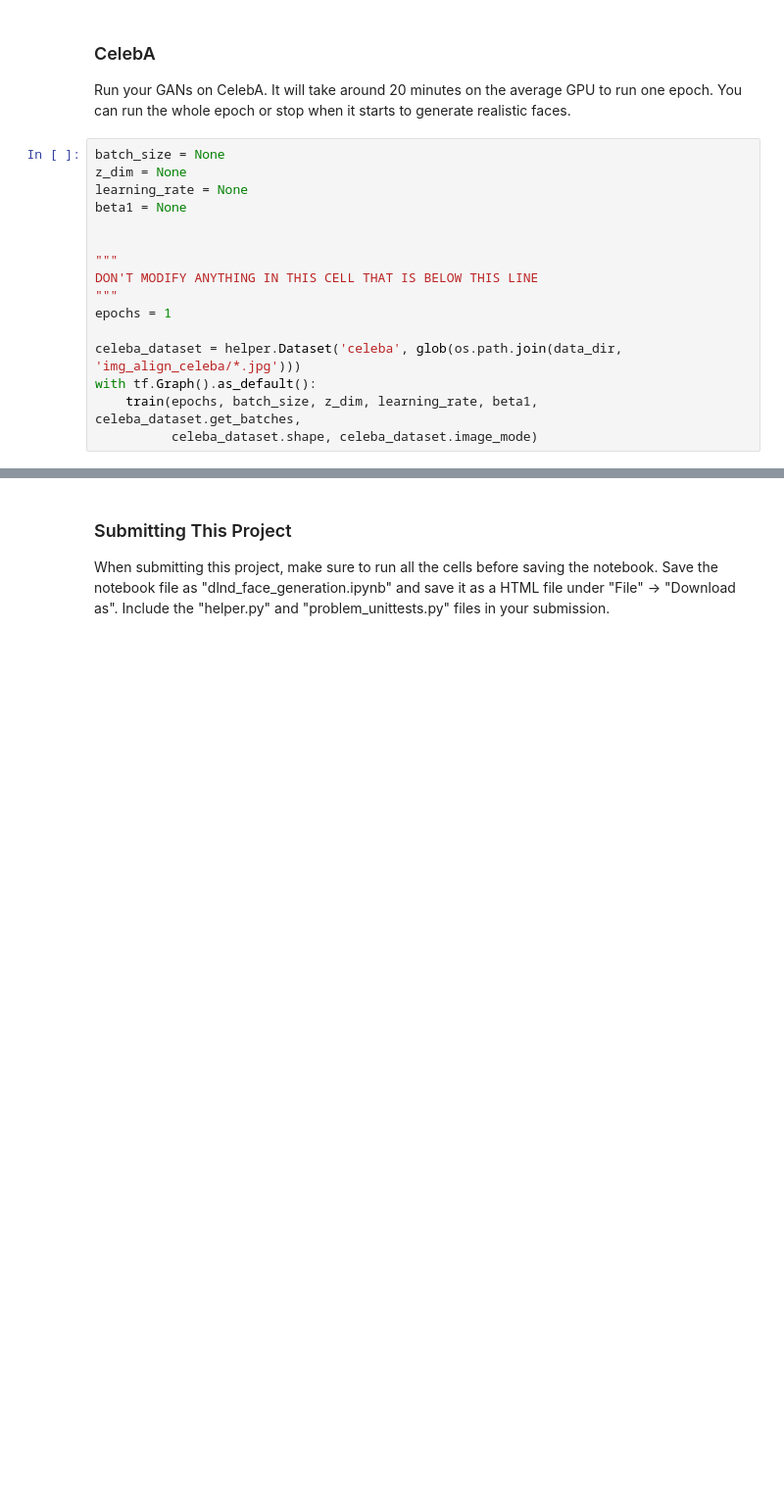
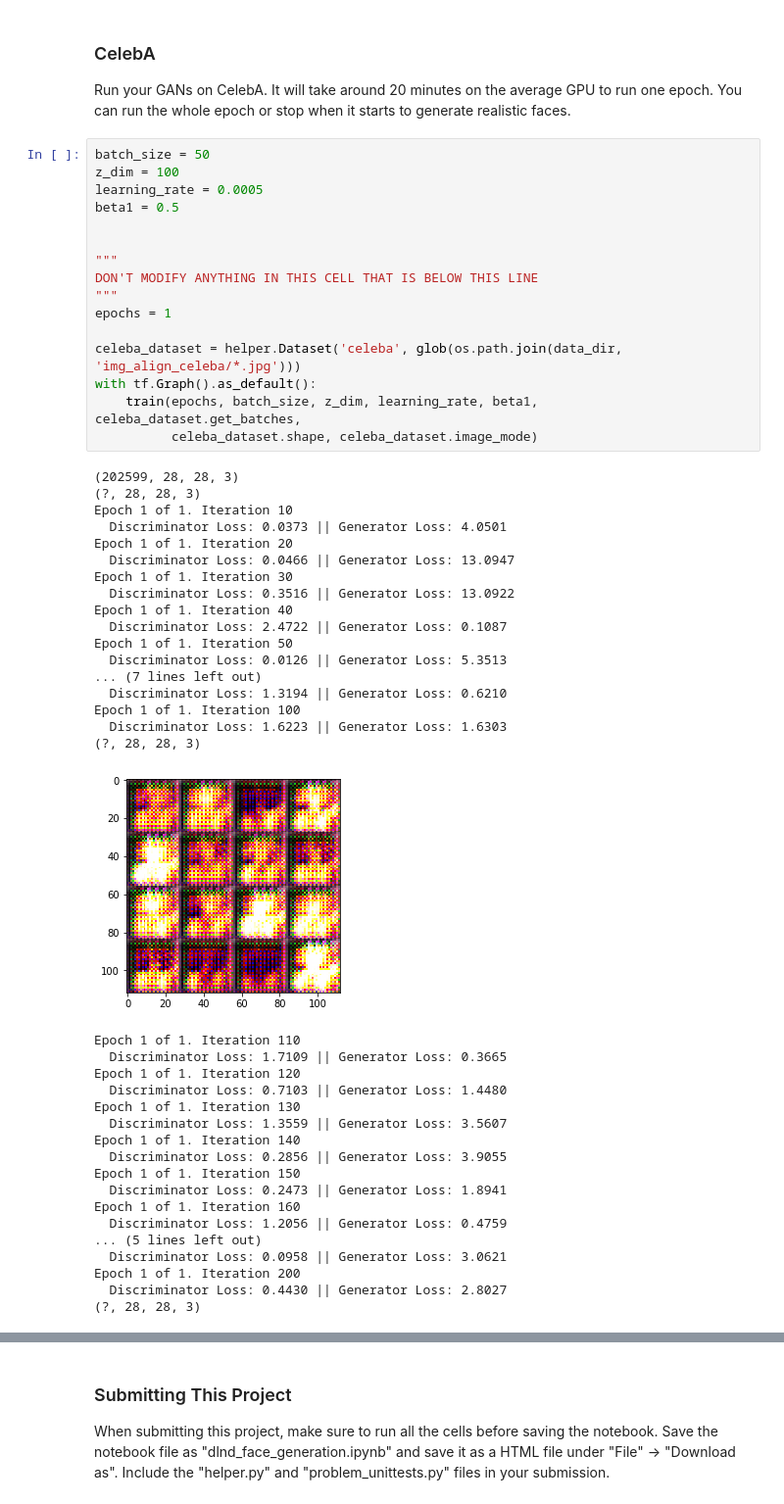
Before and after one commit to aberaza/uda_generate_faces, a Jupyter notebook: dlnd_face_generation.ipynb, the cells around one changed output, grey strips where cells are left out. Shown at 98% size. Saved outputs shown, nothing was run; the diff lists cells and outputs as text; blank space fills up the shorter version.

```diff
--- a/dlnd_face_generation.ipynb
+++ b/dlnd_face_generation.ipynb
@@ -451,18 +530,54 @@ KeyboardInterrupt:
 ### CelebA
 Run your GANs on CelebA.  It will take around 20 minutes on the average GPU to run one epoch.  You can run the whole epoch or stop when it starts to generate realistic faces.
 # %%
-batch_size = None
-z_dim = None
-learning_rate = None
-beta1 = None
+batch_size = 50
+z_dim = 100
+learning_rate = 0.0005
+beta1 = 0.5
 
 
 """
 DON'T MODIFY ANYTHING IN THIS CELL THAT IS BELOW THIS LINE
 """
 epochs = 1
 
 celeba_dataset = helper.Dataset('celeba', glob(os.path.join(data_dir, 'img_align_celeba/*.jpg')))
 with tf.Graph().as_default():
     train(epochs, batch_size, z_dim, learning_rate, beta1, celeba_dataset.get_batches,
           celeba_dataset.shape, celeba_dataset.image_mode)
+# %% [output]
+(202599, 28, 28, 3)
+(?, 28, 28, 3)
+Epoch 1 of 1. Iteration 10
+  Discriminator Loss: 0.0373 || Generator Loss: 4.0501
+Epoch 1 of 1. Iteration 20
+  Discriminator Loss: 0.0466 || Generator Loss: 13.0947
+Epoch 1 of 1. Iteration 30
+  Discriminator Loss: 0.3516 || Generator Loss: 13.0922
+Epoch 1 of 1. Iteration 40
+  Discriminator Loss: 2.4722 || Generator Loss: 0.1087
+Epoch 1 of 1. Iteration 50
+  Discriminator Loss: 0.0126 || Generator Loss: 5.3513
+... (7 lines left out)
+  Discriminator Loss: 1.3194 || Generator Loss: 0.6210
+Epoch 1 of 1. Iteration 100
+  Discriminator Loss: 1.6223 || Generator Loss: 1.6303
+(?, 28, 28, 3)
+[figure, added]
+Epoch 1 of 1. Iteration 110
+  Discriminator Loss: 1.7109 || Generator Loss: 0.3665
+Epoch 1 of 1. Iteration 120
+  Discriminator Loss: 0.7103 || Generator Loss: 1.4480
+Epoch 1 of 1. Iteration 130
+  Discriminator Loss: 1.3559 || Generator Loss: 3.5607
+Epoch 1 of 1. Iteration 140
+  Discriminator Loss: 0.2856 || Generator Loss: 3.9055
+Epoch 1 of 1. Iteration 150
+  Discriminator Loss: 0.2473 || Generator Loss: 1.8941
+Epoch 1 of 1. Iteration 160
+  Discriminator Loss: 1.2056 || Generator Loss: 0.4759
+... (5 lines left out)
+  Discriminator Loss: 0.0958 || Generator Loss: 3.0621
+Epoch 1 of 1. Iteration 200
+  Discriminator Loss: 0.4430 || Generator Loss: 2.8027
+(?, 28, 28, 3)
```
Also changed, not shown: parts of 7 cells of this notebook.
